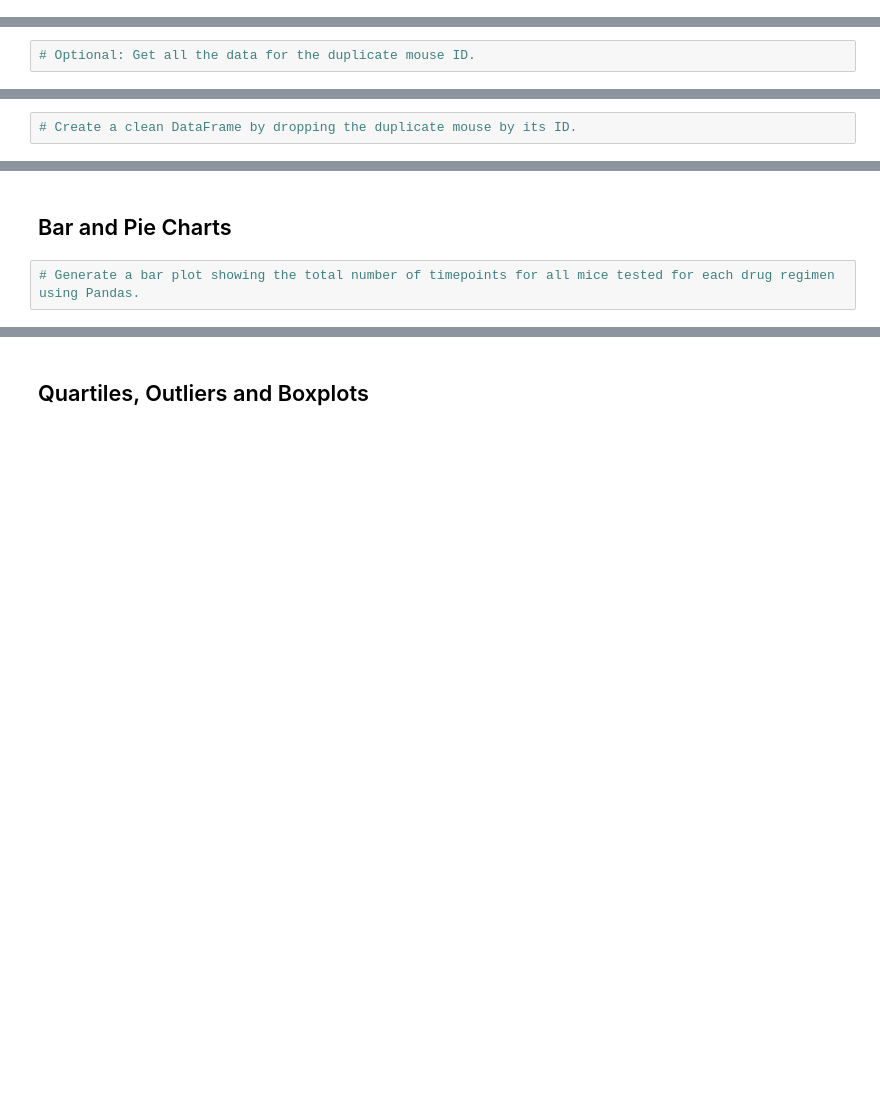
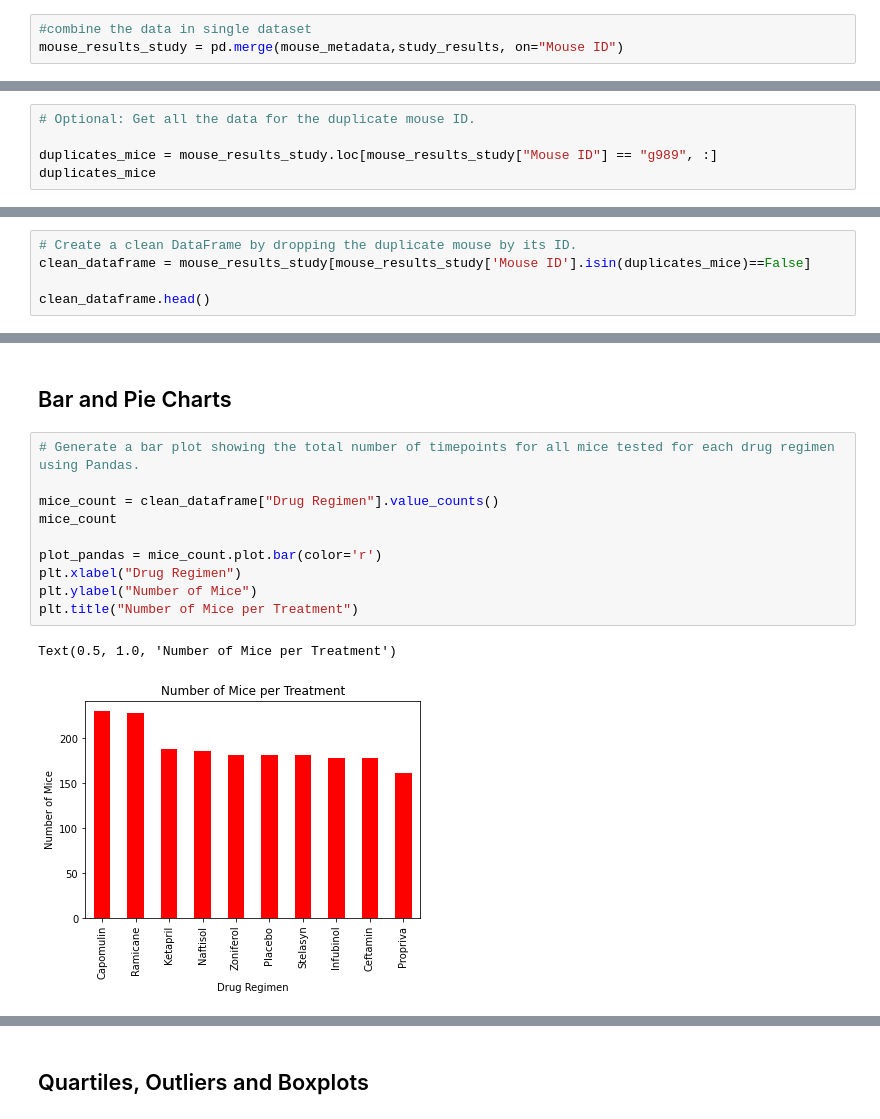
Before and after one commit to KaushalPatel24/Metplotlib, a Jupyter notebook: Pymaceuticals/pymaceuticals_starter.ipynb, the cells around one changed output, grey strips where cells are left out. Drawn from its saved outputs; the diff is of its cells as text; blank space fills up the shorter version.

```diff
--- a/Pymaceuticals/pymaceuticals_starter.ipynb
+++ b/Pymaceuticals/pymaceuticals_starter.ipynb
@@ -28,0 +35,3 @@ combined_df.head()
+# %%
+#combine the data in single dataset
+mouse_results_study = pd.merge(mouse_metadata,study_results, on="Mouse ID")
@@ -48,2 +79,5 @@ Name: Mouse ID, Length: 1893, dtype: object>
 # %%
 # Optional: Get all the data for the duplicate mouse ID.
+
+duplicates_mice = mouse_results_study.loc[mouse_results_study["Mouse ID"] == "g989", :]
+duplicates_mice
@@ -50,2 +99,5 @@ Name: Mouse ID, Length: 1893, dtype: object>
 # %%
 # Create a clean DataFrame by dropping the duplicate mouse by its ID.
+clean_dataframe = mouse_results_study[mouse_results_study['Mouse ID'].isin(duplicates_mice)==False]
+
+clean_dataframe.head()
@@ -67,5 +178,16 @@ Name: Mouse ID, Length: 1893, dtype: object>
 ## Bar and Pie Charts
 # %%
 # Generate a bar plot showing the total number of timepoints for all mice tested for each drug regimen using Pandas.
+
+mice_count = clean_dataframe["Drug Regimen"].value_counts()
+mice_count
+
+plot_pandas = mice_count.plot.bar(color='r')
+plt.xlabel("Drug Regimen")
+plt.ylabel("Number of Mice")
+plt.title("Number of Mice per Treatment")
+# %% [output]
+Text(0.5, 1.0, 'Number of Mice per Treatment')
+[figure, added]
 # %%
 # Generate a bar plot showing the total number of timepoints for all mice tested for each drug regimen using pyplot.
```
Also changed, not shown: parts of 26 cells of this notebook.
